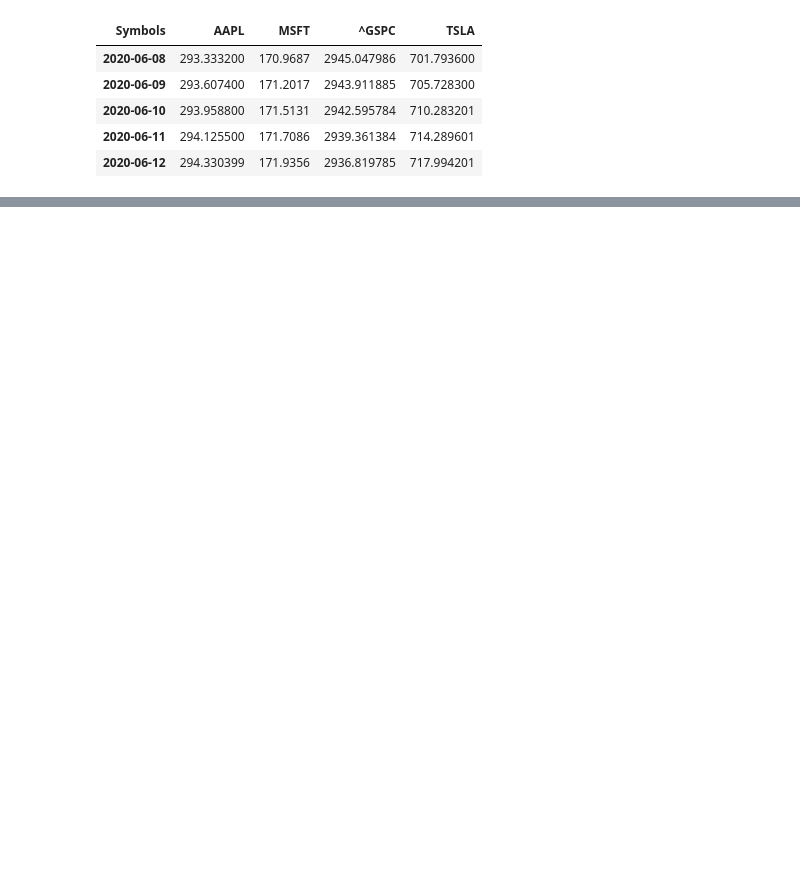
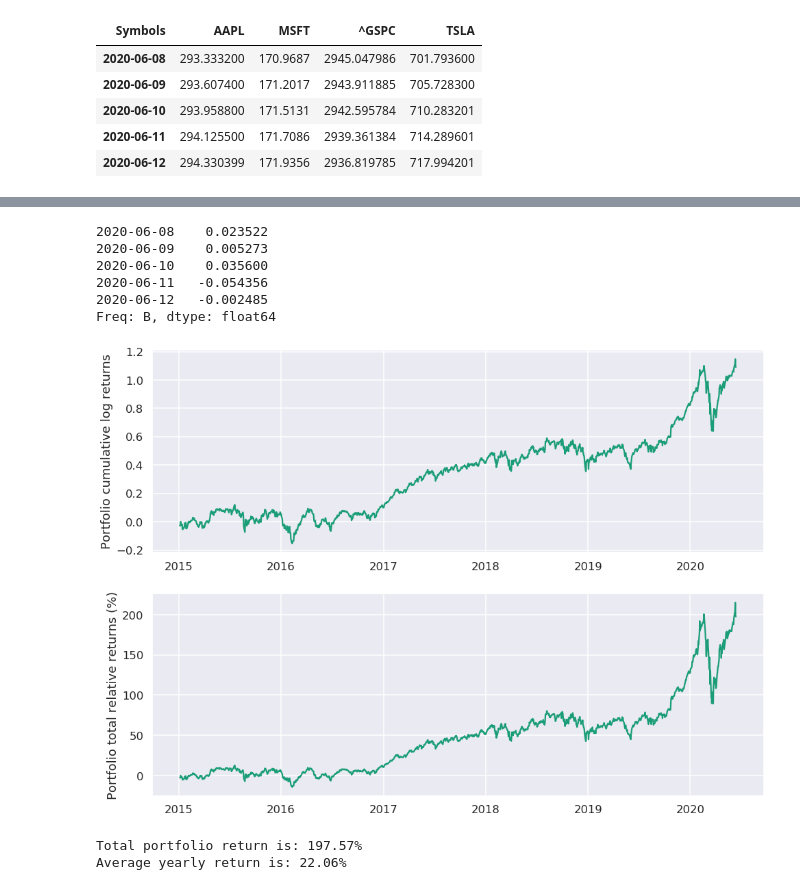
Before and after one commit to francescomarcolli/blockchain_prj, a Jupyter notebook: pyscripts/challenge_scripts/finance_part2.ipynb, the cells around one changed output, grey strips where cells are left out. Saved outputs shown, nothing was run; the diff lists cells and outputs as text; code cells hidden in the pictures; blank space fills up the shorter version.

```diff
--- a/pyscripts/challenge_scripts/finance_part2.ipynb
+++ b/pyscripts/challenge_scripts/finance_part2.ipynb
@@ -31,0 +110,3 @@ long_rolling.tail()
+# %%
+weights_matrix = pd.DataFrame(1 / 4, index=data.index, columns=data.columns)
+weights_matrix.tail()
@@ -31,0 +120,5 @@ long_rolling.tail()
+# %%
+# Initially the two matrices are multiplied. Note that we are only interested in the diagonal,
+# which is where the dates in the row-index and the column-index match.
+temp_var = weights_matrix.dot(log_returns.transpose())
+temp_var.head().iloc[:, 0:5]
@@ -31,0 +132,45 @@ long_rolling.tail()
+# %%
+# The numpy np.diag function is used to extract the diagonal and then
+# a Series is constructed using the time information from the log_returns index
+portfolio_log_returns = pd.Series(np.diag(temp_var), index=log_returns.index)
+portfolio_log_returns.tail()
+# %% [output]
+2020-06-08    0.023522
+2020-06-09    0.005273
+2020-06-10    0.035600
+2020-06-11   -0.054356
+2020-06-12   -0.002485
+Freq: B, dtype: float64
+# %%
+# Here we calculate the relative returns (what we are actually interested in!)
+total_relative_returns = (np.exp(portfolio_log_returns.cumsum()) - 1)
+
+fig, (ax1, ax2) = plt.subplots(2, 1, figsize=(16,12))
+
+ax1.plot(portfolio_log_returns.index, portfolio_log_returns.cumsum())
+ax1.set_ylabel('Portfolio cumulative log returns')
+
+ax2.plot(total_relative_returns.index, 100 * total_relative_returns)
+ax2.set_ylabel('Portfolio total relative returns (%)')
+
+plt.show()
+# %% [output]
+[figure, added]
+# %%
+# Calculating the time-related parameters of the simulation
+days_per_year = 52 * 5
+total_days_in_simulation = data.shape[0]
+number_of_years = total_days_in_simulation / days_per_year
+
+# The last data point will give us the total portfolio return
+total_portfolio_return = total_relative_returns[-1]
+# Average portfolio return assuming compunding of returns
+average_yearly_return = (1 + total_portfolio_return)**(1 / number_of_years) - 1
+
+print('Total portfolio return is: ' +
+      '{:5.2f}'.format(100 * total_portfolio_return) + '%')
+print('Average yearly return is: ' +
+      '{:5.2f}'.format(100 * average_yearly_return) + '%')
+# %% [output]
+Total portfolio return is: 197.57%
+Average yearly return is: 22.06%
```
Also changed, not shown: parts of 10 cells of this notebook.
